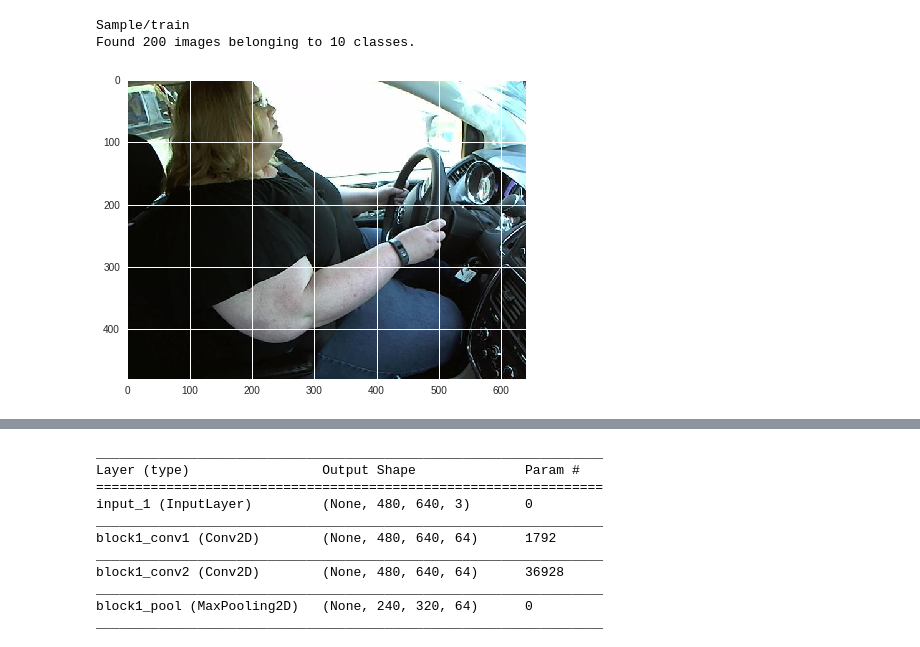
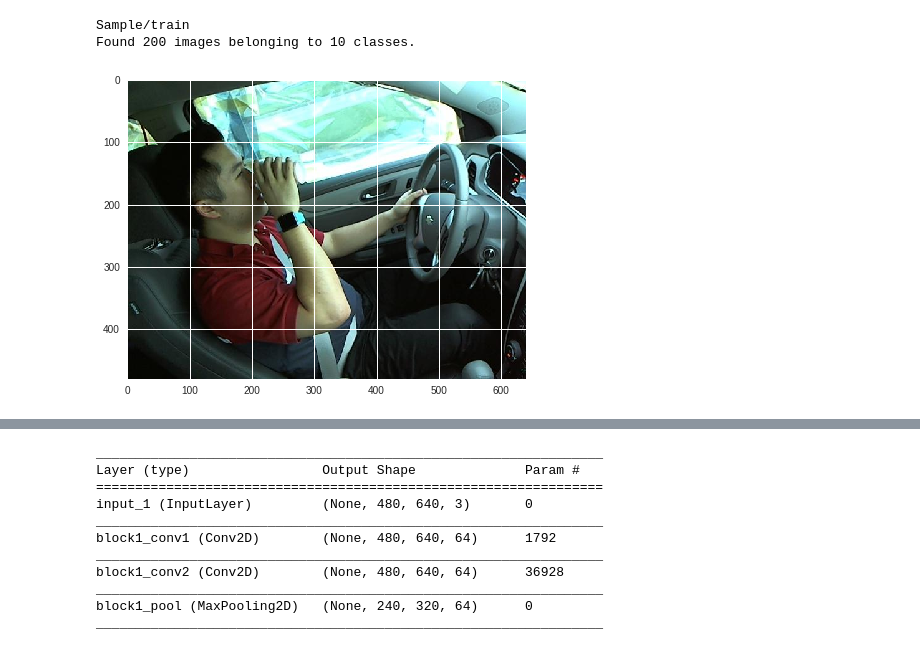
Before and after one commit to bennykan/ML1020, a Jupyter notebook: Ml1020_Pretrained_Model_V2.ipynb, the cells around one changed output, grey strips where cells are left out. Cells and saved outputs as stored; diff of their text form; code cells hidden in the pictures.

Commit message:
Added in Test image code

```diff
--- a/Ml1020_Pretrained_Model_V2.ipynb
+++ b/Ml1020_Pretrained_Model_V2.ipynb
@@ -51,14 +51,14 @@ Found 200 images belonging to 10 classes.
 # %%
 import cv2
 import numpy as np
 from matplotlib import pyplot as plt
 
-img = cv2.imread("Sample/train/0/img_104.jpg")
+img = cv2.imread("Sample/train/6/img_380.jpg")
 img_cvt=cv2.cvtColor(img, cv2.COLOR_BGR2RGB)
 plt.imshow(img_cvt)
 plt.show()
 # %% [output]
-[figure, old version]
+[figure, new version]
 # %%
 #Loading in Pretrained Model
 
```
Also changed, not shown: parts of 8 cells of this notebook.
